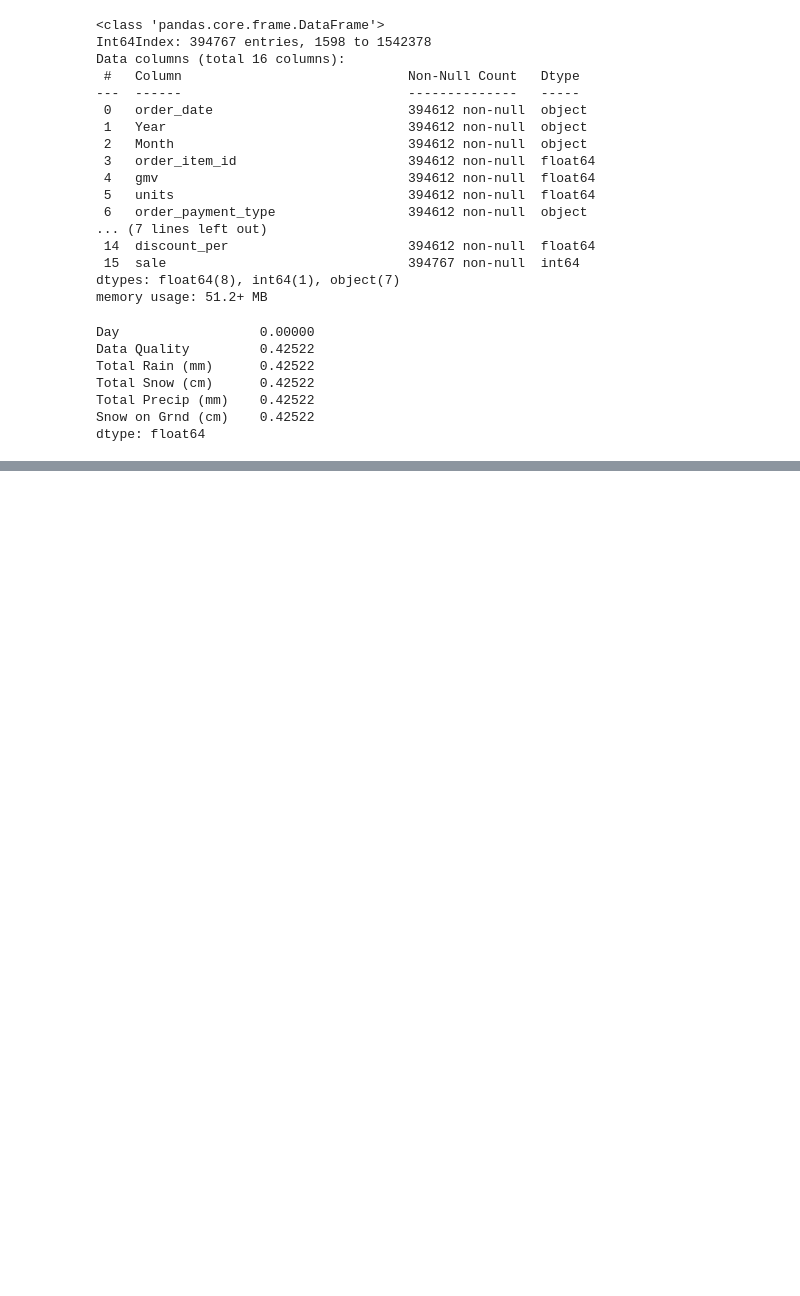
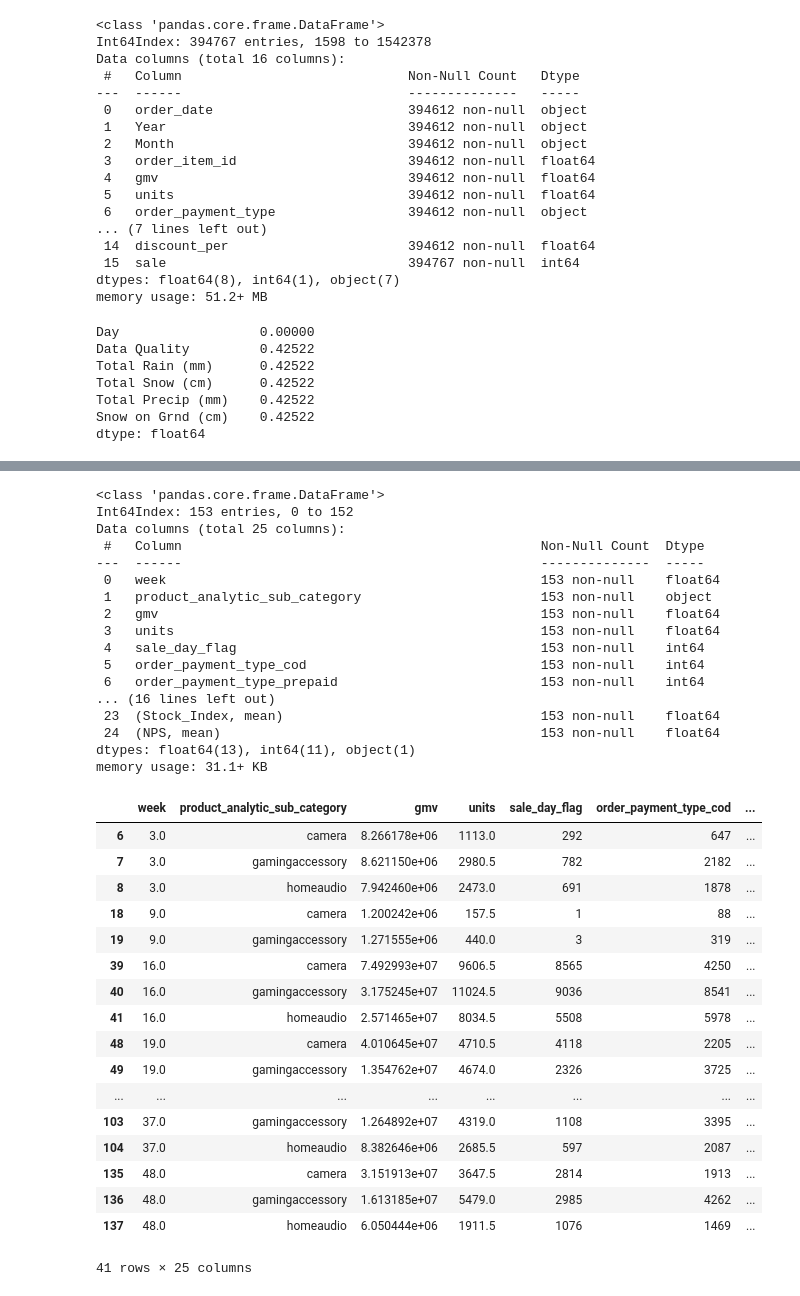
Before and after one commit to PrajsPrabs/UpgradBACaseStudy, a Jupyter notebook: EComm1.ipynb, the cells around one changed output, grey strips where cells are left out. Drawn from its saved outputs; the diff is of its cells as text; code cells hidden in the pictures; blank space fills up the shorter version.

```diff
--- a/EComm1.ipynb
+++ b/EComm1.ipynb
@@ -774,0 +813,13 @@ EleData4
+# %%
+# aggregating on week
+
+## for each categorical variable , lets create a separate column
+obj=[]
+for i in EleData4.columns:
+  if EleData4[i].dtype=='object':
+    obj.append(i)
+obj
+obj.remove('order_date')
+obj.remove('Year')
+obj.remove('Month')
+obj.remove('week')
@@ -774,0 +859,39 @@ EleData4
+# %%
+weekly.info()
+weekly[weekly.sale_day_flag>0]
+# %% [output]
+<class 'pandas.core.frame.DataFrame'>
+Int64Index: 153 entries, 0 to 152
+Data columns (total 25 columns):
+ #   Column                                              Non-Null Count  Dtype
+---  ------                                              --------------  -----
+ 0   week                                                153 non-null    float64
+ 1   product_analytic_sub_category                       153 non-null    object
+ 2   gmv                                                 153 non-null    float64
+ 3   units                                               153 non-null    float64
+ 4   sale_day_flag                                       153 non-null    int64
+ 5   order_payment_type_cod                              153 non-null    int64
+ 6   order_payment_type_prepaid                          153 non-null    int64
+... (16 lines left out)
+ 23  (Stock_Index, mean)                                 153 non-null    float64
+ 24  (NPS, mean)                                         153 non-null    float64
+dtypes: float64(13), int64(11), object(1)
+memory usage: 31.1+ KB
+|  | week | product_analytic_sub_category | gmv | units | sale_day_flag | order_payment_type_cod | ... |
+| 6 | 3.0 | camera | 8.266178e+06 | 1113.0 | 292 | 647 | ... |
+| 7 | 3.0 | gamingaccessory | 8.621150e+06 | 2980.5 | 782 | 2182 | ... |
+| 8 | 3.0 | homeaudio | 7.942460e+06 | 2473.0 | 691 | 1878 | ... |
+| 18 | 9.0 | camera | 1.200242e+06 | 157.5 | 1 | 88 | ... |
+| 19 | 9.0 | gamingaccessory | 1.271555e+06 | 440.0 | 3 | 319 | ... |
+| 39 | 16.0 | camera | 7.492993e+07 | 9606.5 | 8565 | 4250 | ... |
+| 40 | 16.0 | gamingaccessory | 3.175245e+07 | 11024.5 | 9036 | 8541 | ... |
+| 41 | 16.0 | homeaudio | 2.571465e+07 | 8034.5 | 5508 | 5978 | ... |
+| 48 | 19.0 | camera | 4.010645e+07 | 4710.5 | 4118 | 2205 | ... |
+| 49 | 19.0 | gamingaccessory | 1.354762e+07 | 4674.0 | 2326 | 3725 | ... |
+| ... | ... | ... | ... | ... | ... | ... | ... |
+| 103 | 37.0 | gamingaccessory | 1.264892e+07 | 4319.0 | 1108 | 3395 | ... |
+| 104 | 37.0 | homeaudio | 8.382646e+06 | 2685.5 | 597 | 2087 | ... |
+| 135 | 48.0 | camera | 3.151913e+07 | 3647.5 | 2814 | 1913 | ... |
+| 136 | 48.0 | gamingaccessory | 1.613185e+07 | 5479.0 | 2985 | 4262 | ... |
+| 137 | 48.0 | homeaudio | 6.050444e+06 | 1911.5 | 1076 | 1469 | ... |
+41 rows × 25 columns
```
Also changed, not shown: parts of 9 cells of this notebook.
